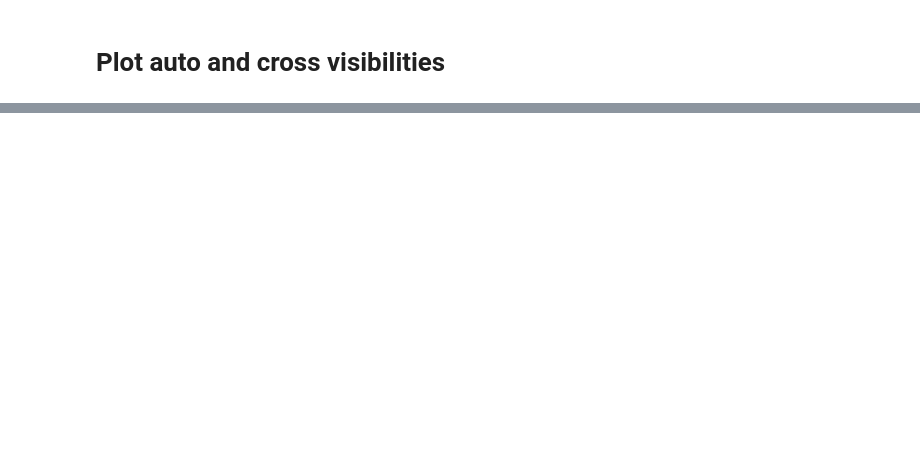
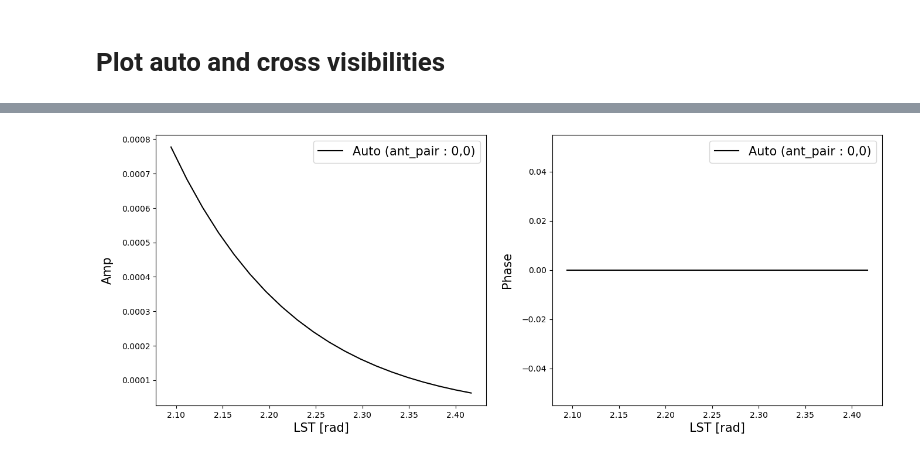
Before and after one commit to HERA-Team/matvis, a Jupyter notebook: docs/tutorials/vis_cpu_tutorial.ipynb, the cells around one changed output, grey strips where cells are left out. Saved outputs shown, nothing was run; the diff lists cells and outputs as text; code cells hidden in the pictures; blank space fills up the shorter version.

```diff
--- a/docs/tutorials/vis_cpu_tutorial.ipynb
+++ b/docs/tutorials/vis_cpu_tutorial.ipynb
@@ -149,0 +128,17 @@ plt.show()
+# %%
+fig, ax = plt.subplots(1, 2, figsize=(16, 6))
+
+ax[0].plot(lsts, np.abs(vis_vc[0,:,0,0]),'k', label=r'Auto (ant_pair : 0,0)')
+ax[0].set_ylabel('Amp', fontsize=15,labelpad=10)
+ax[0].set_xlabel(r'LST [rad]', fontsize=15)
+ax[0].legend(fontsize=15)
+
+
+ax[1].plot(lsts, np.angle(vis_vc[0,:,0,0]),'k', label=r'Auto (ant_pair : 0,0)')
+ax[1].set_ylabel('Phase', fontsize=15,labelpad=10)
+ax[1].set_xlabel(r'LST [rad]', fontsize=15)
+ax[1].legend(fontsize=15)
+
+plt.show()
+# %% [output]
+[figure, added]
```
Also changed, not shown: parts of 24 cells of this notebook.
